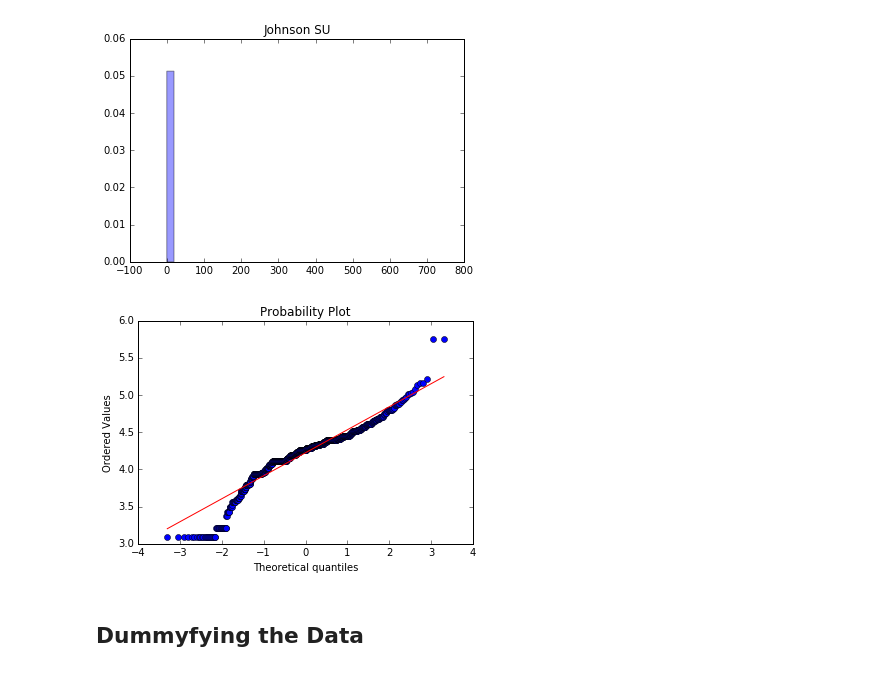
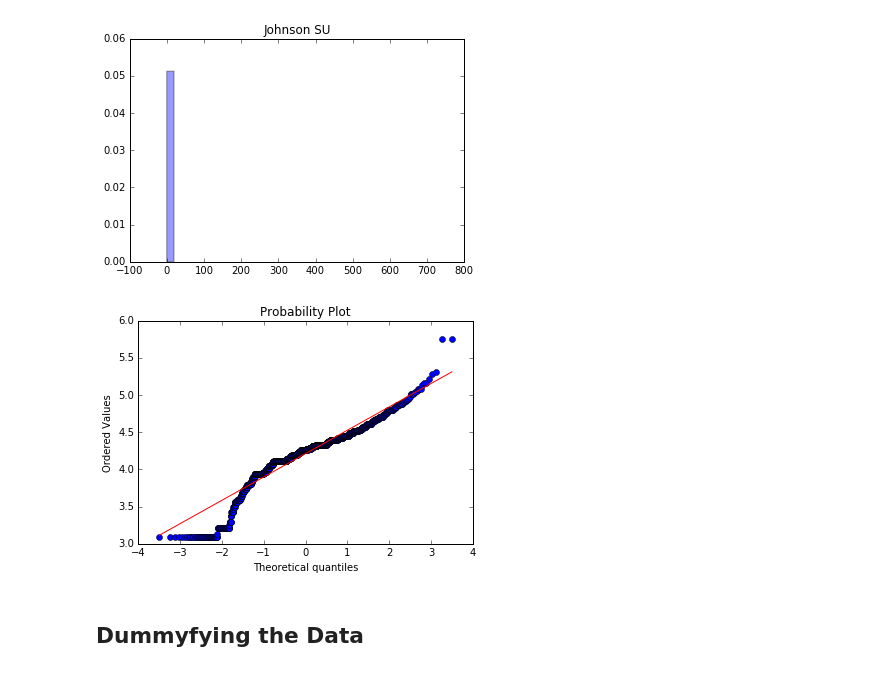
Before and after one commit to brucechyi/DataNerds, a Jupyter notebook: ML_notebook.ipynb, the cells around one changed output. Saved outputs shown, nothing was run; the diff lists cells and outputs as text; code cells hidden in the pictures.

```diff
--- a/ML_notebook.ipynb
+++ b/ML_notebook.ipynb
@@ -14,5 +14,7 @@ train = pd.read_csv('train.csv')
 
 train2 = train.copy()
 
-train2 = train2.drop('Id',axis=1)
+full_df = pd.concat([train, test])
+
+full_df = full_df.drop('Id',axis=1)
 # %%
@@ -186,12 +180,12 @@ PoolArea    40.177307
 dtype: float64
 [figure]
 # %%
-train2.GrLivArea = np.log1p(train2.GrLivArea)
-train2.MasVnrArea = np.log1p(train2.MasVnrArea)
-train2.TotalBsmtSF = np.log1p(train2.TotalBsmtSF)
-train2.LotFrontage = np.log1p(train2.LotFrontage)
-train2.LotArea = np.log1p(train2.LotArea)
-train2.SalePrice = np.log1p(train2.SalePrice)
+full_df.GrLivArea = np.log1p(full_df.GrLivArea)
+full_df.MasVnrArea = np.log1p(full_df.MasVnrArea)
+full_df.TotalBsmtSF = np.log1p(full_df.TotalBsmtSF)
+full_df.LotFrontage = np.log1p(full_df.LotFrontage)
+full_df.LotArea = np.log1p(full_df.LotArea)
+full_df.SalePrice = np.log1p(full_df.SalePrice)
 #train2.MiscVal = np.log1p(train2.MiscVal)
 #train2.BsmtFinSF1 = np.log1p(train2.BsmtFinSF1)
 #train2.BsmtHalfBath = np.log1p(train2.BsmtHalfBath)
@@ -208,18 +202,18 @@ quant_feats = ['LotFrontage','LotArea','MasVnrArea','BsmtFinSF1','BsmtFinSF2','B
               'OpenPorchSF','EnclosedPorch','3SsnPorch','ScreenPorch','PoolArea',
               'MiscVal','SalePrice','YearBuilt','YearRemodAdd']
 
-qual_feats = [item for item in train2.columns if item not in quant_feats]
+qual_feats = [item for item in full_df.columns if item not in quant_feats]
 # %%
-train2[qual_feats] = train2[qual_feats].astype(object)
+full_df[qual_feats] = full_df[qual_feats].astype(object)
 # %%
 import numpy as np
 import pylab
 import scipy.stats as stats
 
-stats.probplot(train2.LotFrontage, dist="norm", plot=pylab)
+stats.probplot(full_df.LotFrontage, dist="norm", plot=pylab)
 pylab.show()
 # %% [output]
-[figure, old version]
+[figure, new version]
 # %% [markdown]
 ## Dummyfying the Data
 # %%
```
Also changed, not shown: parts of 17 cells of this notebook.
